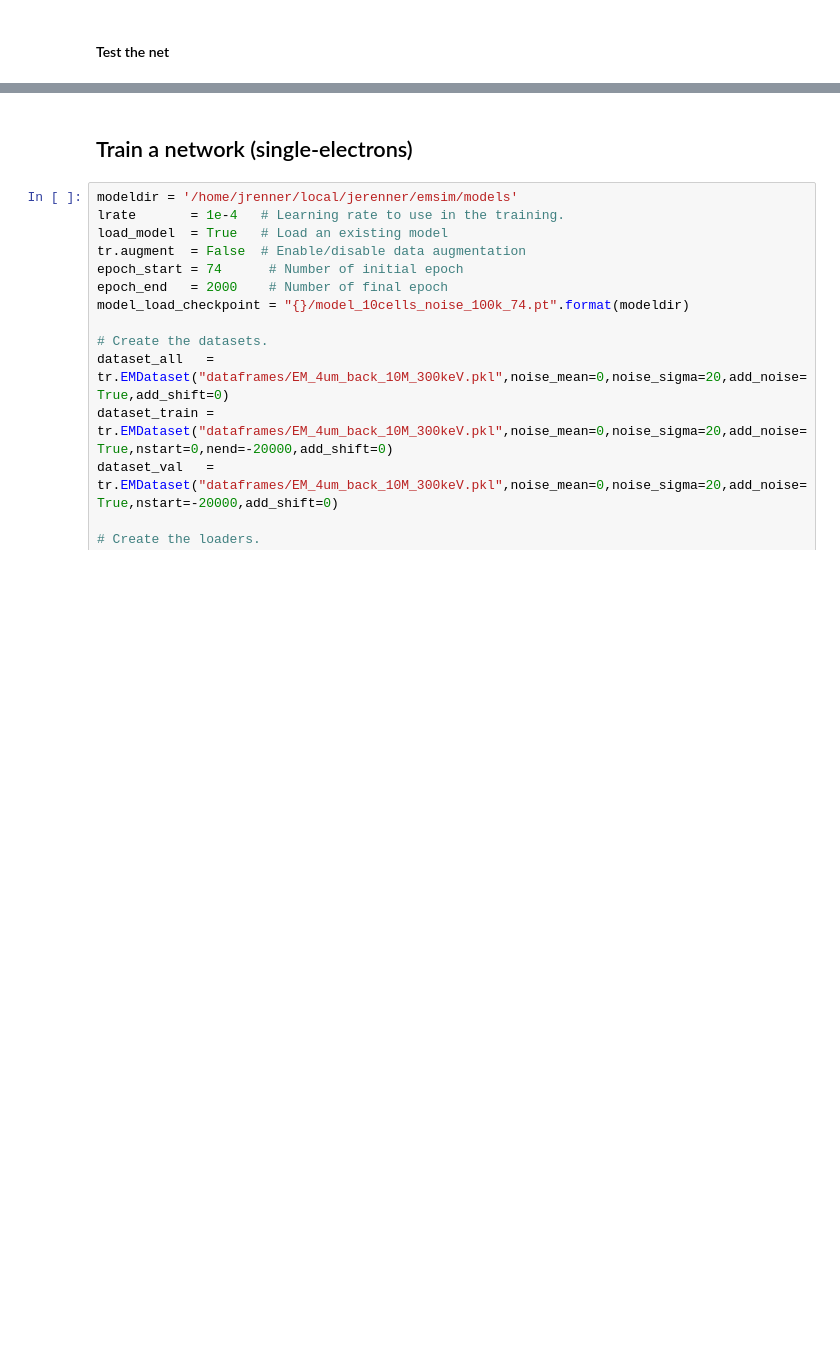
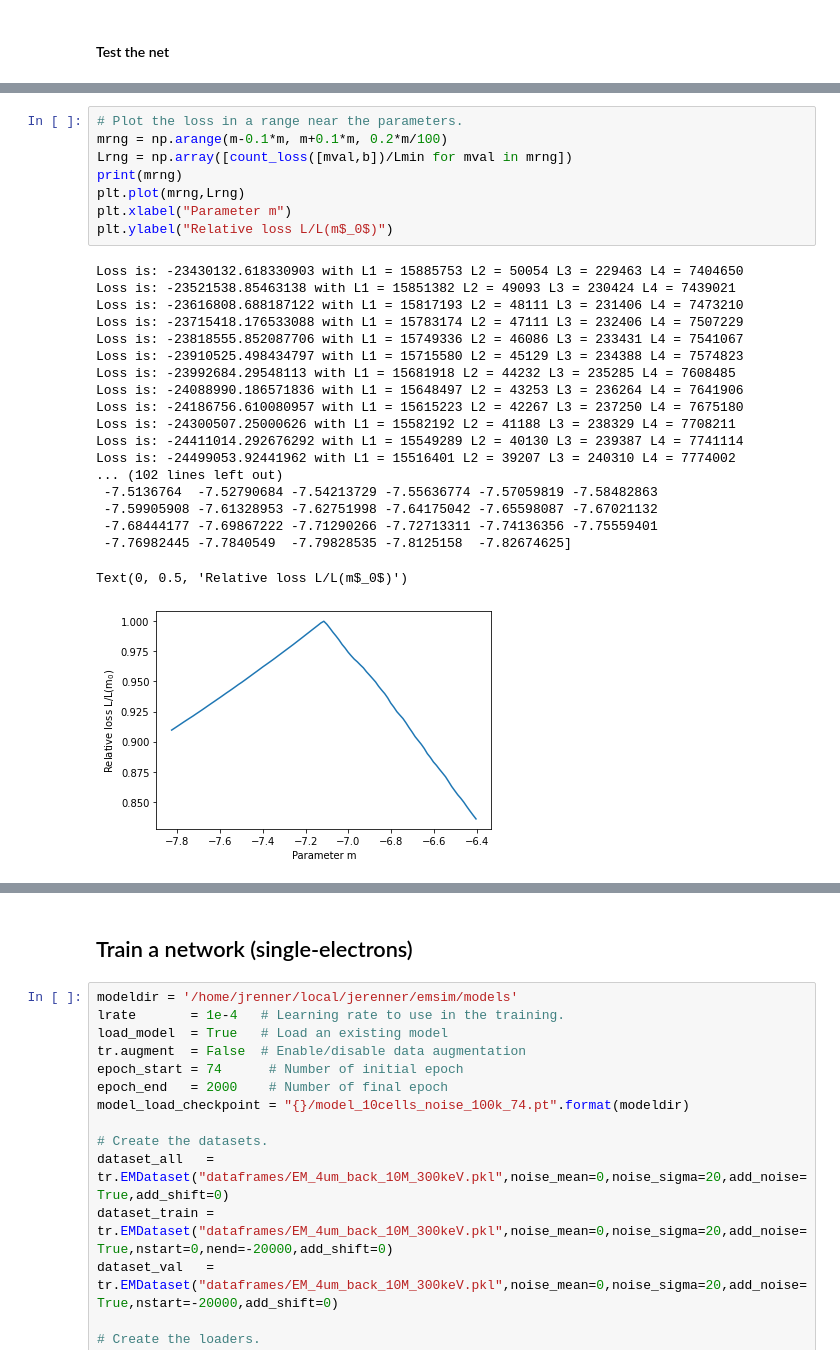
Before and after one commit to jerenner/emsim, a Jupyter notebook: emsim.ipynb, the cells around one changed output, grey strips where cells are left out. Saved outputs shown, nothing was run; the diff lists cells and outputs as text; blank space fills up the shorter version.

```diff
--- a/emsim.ipynb
+++ b/emsim.ipynb
@@ -285,0 +408,28 @@ prob
+# %%
+# Plot the loss in a range near the parameters.
+mrng = np.arange(m-0.1*m, m+0.1*m, 0.2*m/100)
+Lrng = np.array([count_loss([mval,b])/Lmin for mval in mrng])
+print(mrng)
+plt.plot(mrng,Lrng)
+plt.xlabel("Parameter m")
+plt.ylabel("Relative loss L/L(m$_0$)")
+# %% [output]
+Loss is: -23430132.618330903 with L1 = 15885753 L2 = 50054 L3 = 229463 L4 = 7404650
+Loss is: -23521538.85463138 with L1 = 15851382 L2 = 49093 L3 = 230424 L4 = 7439021
+Loss is: -23616808.688187122 with L1 = 15817193 L2 = 48111 L3 = 231406 L4 = 7473210
+Loss is: -23715418.176533088 with L1 = 15783174 L2 = 47111 L3 = 232406 L4 = 7507229
+Loss is: -23818555.852087706 with L1 = 15749336 L2 = 46086 L3 = 233431 L4 = 7541067
+Loss is: -23910525.498434797 with L1 = 15715580 L2 = 45129 L3 = 234388 L4 = 7574823
+Loss is: -23992684.29548113 with L1 = 15681918 L2 = 44232 L3 = 235285 L4 = 7608485
+Loss is: -24088990.186571836 with L1 = 15648497 L2 = 43253 L3 = 236264 L4 = 7641906
+Loss is: -24186756.610080957 with L1 = 15615223 L2 = 42267 L3 = 237250 L4 = 7675180
+Loss is: -24300507.25000626 with L1 = 15582192 L2 = 41188 L3 = 238329 L4 = 7708211
+Loss is: -24411014.292676292 with L1 = 15549289 L2 = 40130 L3 = 239387 L4 = 7741114
+Loss is: -24499053.92441962 with L1 = 15516401 L2 = 39207 L3 = 240310 L4 = 7774002
+... (102 lines left out)
+ -7.5136764  -7.52790684 -7.54213729 -7.55636774 -7.57059819 -7.58482863
+ -7.59905908 -7.61328953 -7.62751998 -7.64175042 -7.65598087 -7.67021132
+ -7.68444177 -7.69867222 -7.71290266 -7.72713311 -7.74136356 -7.75559401
+ -7.76982445 -7.7840549  -7.79828535 -7.8125158  -7.82674625]
+Text(0, 0.5, 'Relative loss L/L(m$_0$)')
+[figure, added]
```
Also changed, not shown: parts of 40 cells of this notebook.
